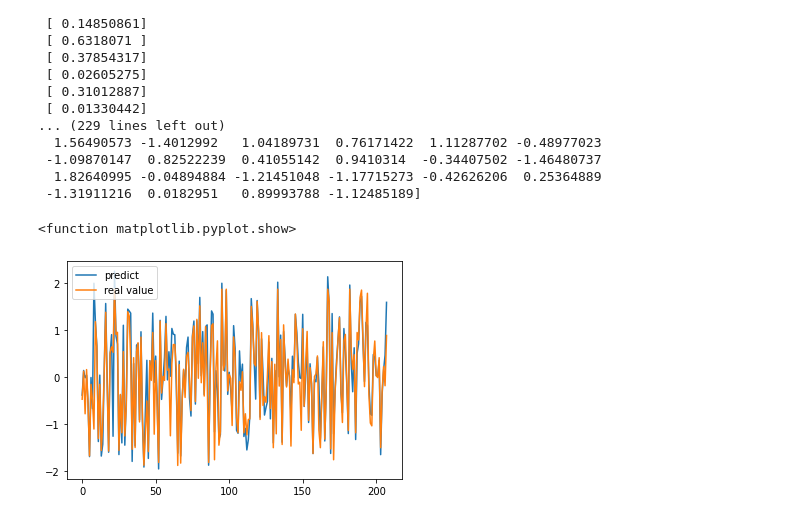
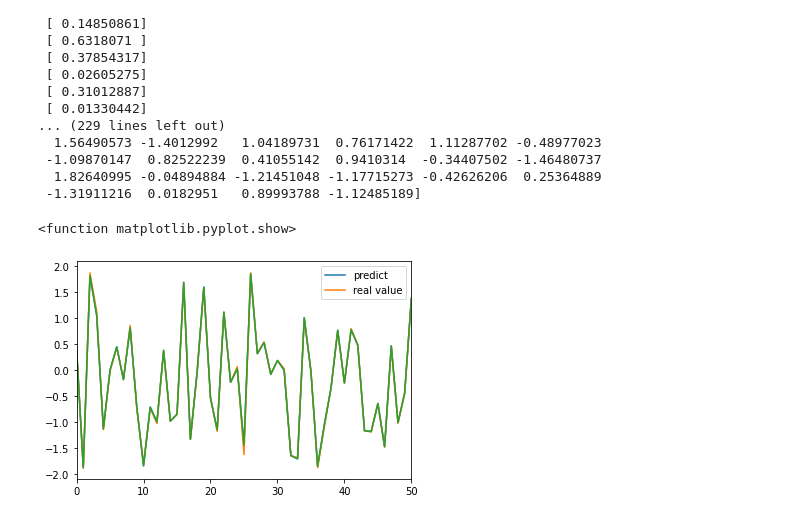
Before and after one commit to urtbest86/MLOps, a Jupyter notebook: hj.ipynb, the cells around one changed output. Cells and saved outputs as stored; diff of their text form; code cells hidden in the pictures.

```diff
--- a/hj.ipynb
+++ b/hj.ipynb
@@ -61,5 +60,5 @@ model.add(Dense(1))
 # %%
 model.compile(loss='mse', optimizer='adam',metrics=['mae'])
 # %%
-hist=model.fit(x_train, y_train, epochs=120, batch_size=16,validation_data=(x_val,y_val))
+hist=model.fit(x_train, y_train, epochs=400, batch_size=4,validation_data=(x_val,y_val))
 # %% [output]
@@ -161,10 +199,11 @@ print(y_test)
 # %%
 plt.plot(model.predict(x_test),label='predict')
 plt.plot(y_test, label='real value')
-#plt.plot(model.predict(x_test)-y_test)
+plt.plot(model.predict(x_test))
+# plt.plot(model.predict(x_test)-y_test)
 plt.xlim(0,50)
 plt.legend()
 plt.show
 # %% [output]
 <function matplotlib.pyplot.show>
-[figure, old version]
+[figure, new version]
```
Also changed, not shown: parts of 15 cells of this notebook.
